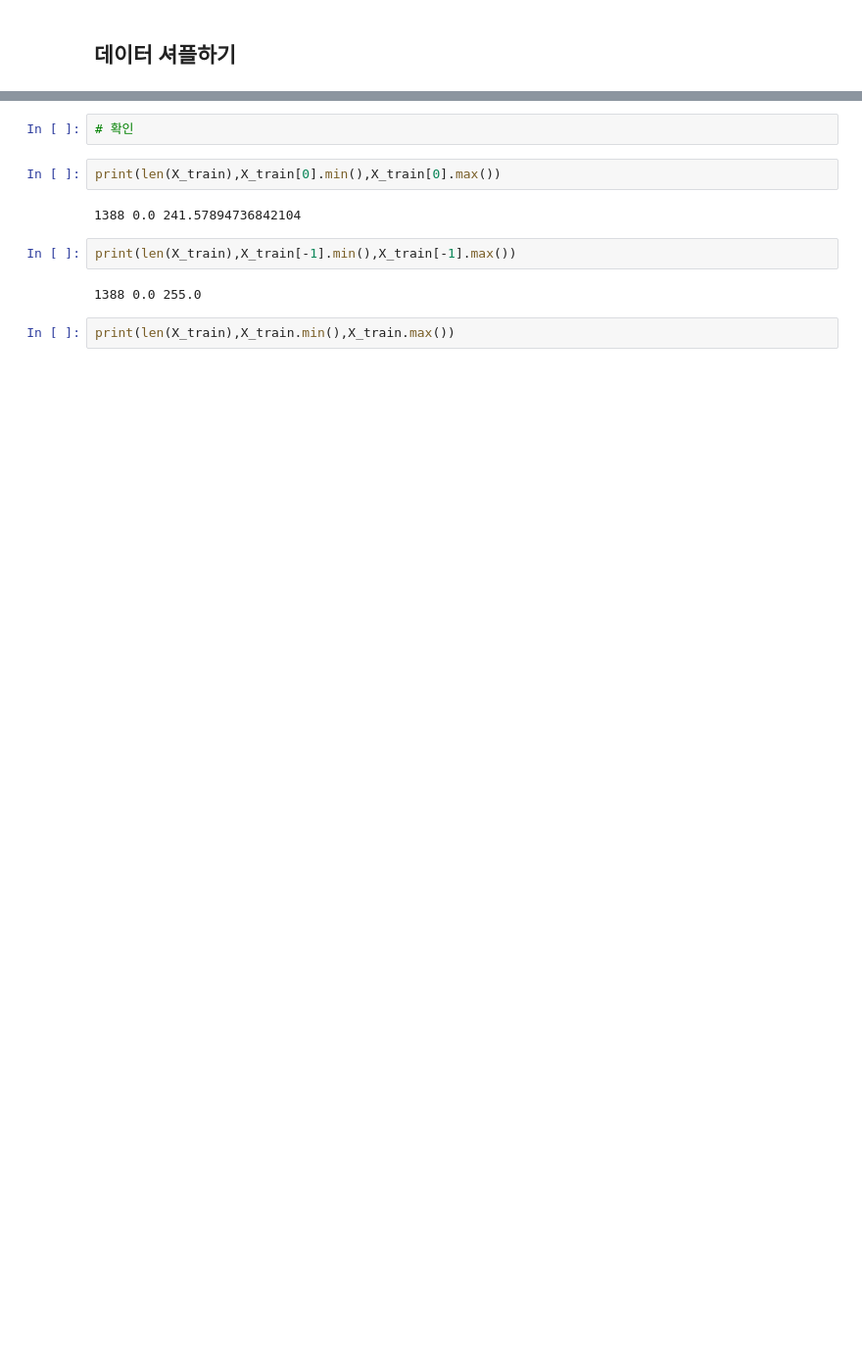
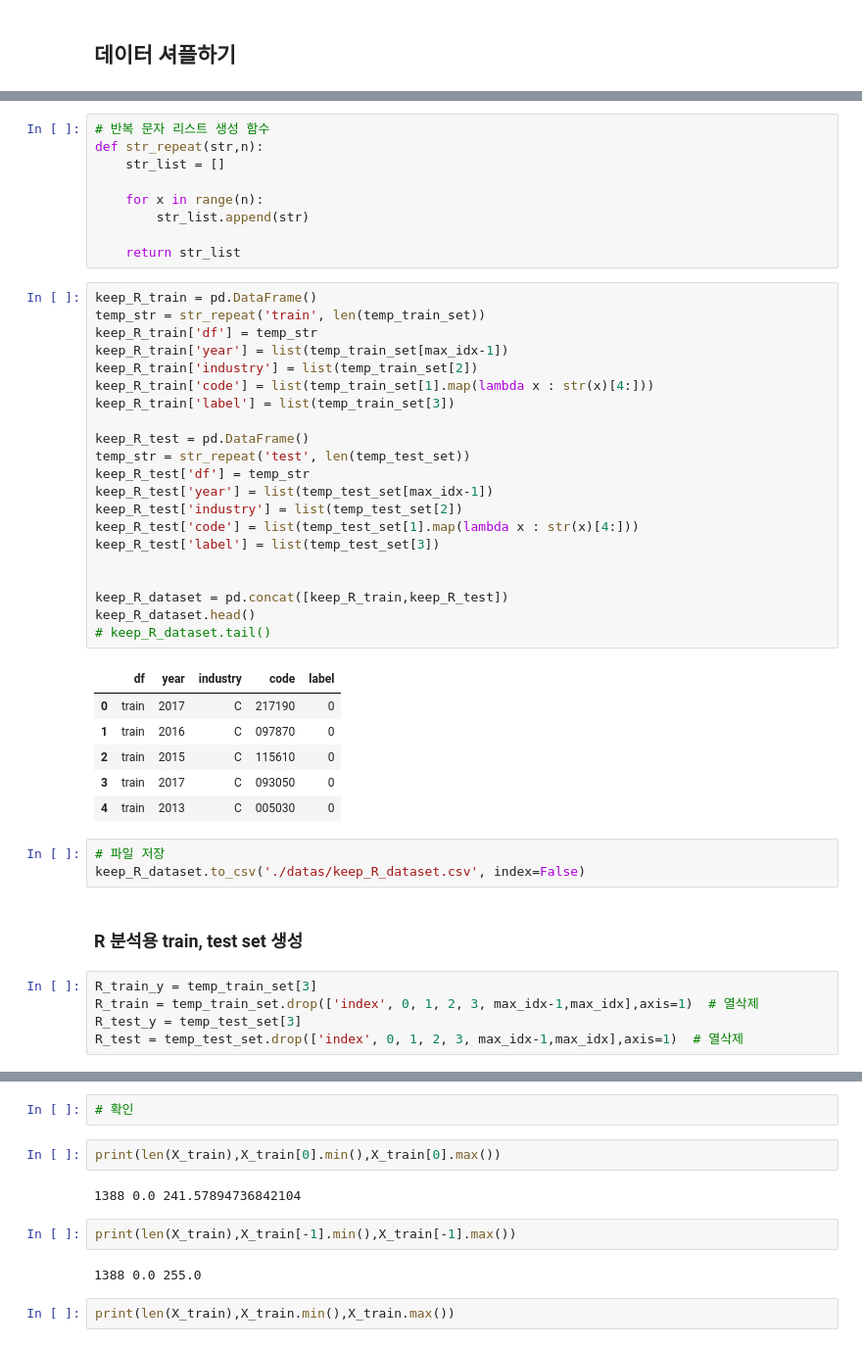
Before and after one commit to MKJJO/S_Project, a Jupyter notebook: 06_데이터스케일링.ipynb, the cells around one changed output, grey strips where cells are left out. Shown at 98% size. Cells and saved outputs as stored; diff of their text form; blank space fills up the shorter version.

```diff
--- a/06_데이터스케일링.ipynb
+++ b/06_데이터스케일링.ipynb
@@ -212,0 +250,47 @@ X_test = scaler.fit_transform(X_test)
+# %%
+# 반복 문자 리스트 생성 함수
+def str_repeat(str,n):
+    str_list = []
+
+    for x in range(n):
+        str_list.append(str)
+
+    return str_list
+# %%
+keep_R_train = pd.DataFrame()
+temp_str = str_repeat('train', len(temp_train_set))
+keep_R_train['df'] = temp_str
+keep_R_train['year'] = list(temp_train_set[max_idx-1])
+keep_R_train['industry'] = list(temp_train_set[2])
+keep_R_train['code'] = list(temp_train_set[1].map(lambda x : str(x)[4:]))
+keep_R_train['label'] = list(temp_train_set[3])
+
+keep_R_test = pd.DataFrame()
+temp_str = str_repeat('test', len(temp_test_set))
+keep_R_test['df'] = temp_str
+keep_R_test['year'] = list(temp_test_set[max_idx-1])
+keep_R_test['industry'] = list(temp_test_set[2])
+keep_R_test['code'] = list(temp_test_set[1].map(lambda x : str(x)[4:]))
+keep_R_test['label'] = list(temp_test_set[3])
+
+
+keep_R_dataset = pd.concat([keep_R_train,keep_R_test])
+keep_R_dataset.head()
+# keep_R_dataset.tail()
+# %% [output]
+|  | df | year | industry | code | label |
+| 0 | train | 2017 | C | 217190 | 0 |
+| 1 | train | 2016 | C | 097870 | 0 |
+| 2 | train | 2015 | C | 115610 | 0 |
+| 3 | train | 2017 | C | 093050 | 0 |
+| 4 | train | 2013 | C | 005030 | 0 |
+# %%
+# 파일 저장
+keep_R_dataset.to_csv('./datas/keep_R_dataset.csv', index=False)
+# %% [markdown]
+### R 분석용 train, test set 생성
+# %%
+R_train_y = temp_train_set[3]
+R_train = temp_train_set.drop(['index', 0, 1, 2, 3, max_idx-1,max_idx],axis=1)  # 열삭제
+R_test_y = temp_test_set[3]
+R_test = temp_test_set.drop(['index', 0, 1, 2, 3, max_idx-1,max_idx],axis=1)  # 열삭제
```
Also changed, not shown: parts of 41 cells of this notebook, 18 other files.
